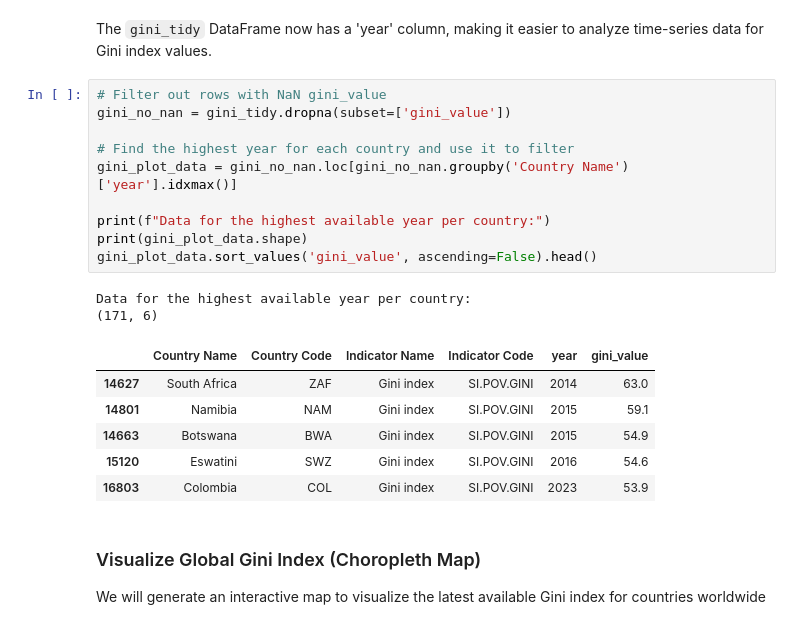
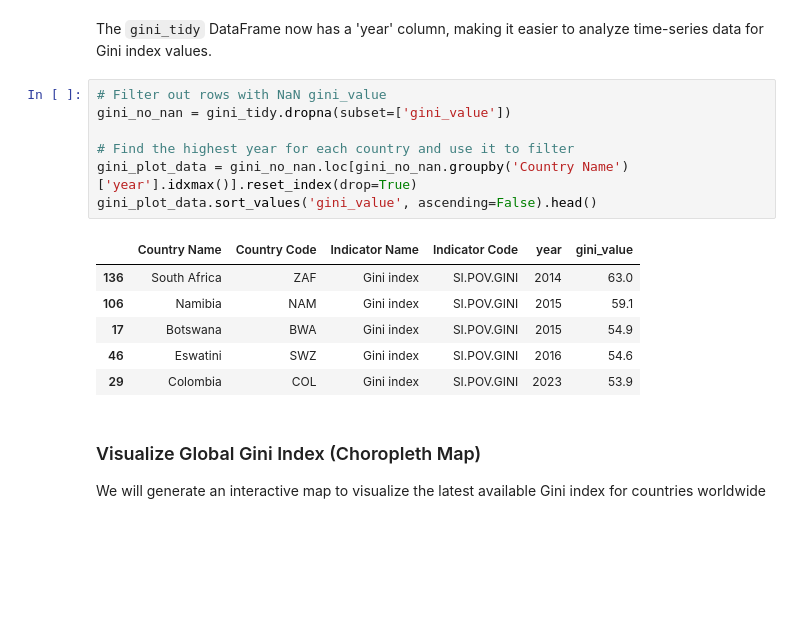
Before and after one commit to princeixr/Income_inequality, a Jupyter notebook: 602_indicators.ipynb, the cells around one changed output. Drawn from its saved outputs; the diff is of its cells as text; blank space fills up the shorter version.

```diff
--- a/602_indicators.ipynb
+++ b/602_indicators.ipynb
@@ -235,22 +235,17 @@ The `gini_tidy` DataFrame now has a 'year' column, making it easier to analyze t
 # %%
 # Filter out rows with NaN gini_value
 gini_no_nan = gini_tidy.dropna(subset=['gini_value'])
 
 # Find the highest year for each country and use it to filter
-gini_plot_data = gini_no_nan.loc[gini_no_nan.groupby('Country Name')['year'].idxmax()]
-
-print(f"Data for the highest available year per country:")
-print(gini_plot_data.shape)
+gini_plot_data = gini_no_nan.loc[gini_no_nan.groupby('Country Name')['year'].idxmax()].reset_index(drop=True)
 gini_plot_data.sort_values('gini_value', ascending=False).head()
 # %% [output]
-Data for the highest available year per country:
-(171, 6)
 |  | Country Name | Country Code | Indicator Name | Indicator Code | year | gini_value |
-| 14627 | South Africa | ZAF | Gini index | SI.POV.GINI | 2014 | 63.0 |
-| 14801 | Namibia | NAM | Gini index | SI.POV.GINI | 2015 | 59.1 |
-| 14663 | Botswana | BWA | Gini index | SI.POV.GINI | 2015 | 54.9 |
-| 15120 | Eswatini | SWZ | Gini index | SI.POV.GINI | 2016 | 54.6 |
-| 16803 | Colombia | COL | Gini index | SI.POV.GINI | 2023 | 53.9 |
+| 136 | South Africa | ZAF | Gini index | SI.POV.GINI | 2014 | 63.0 |
+| 106 | Namibia | NAM | Gini index | SI.POV.GINI | 2015 | 59.1 |
+| 17 | Botswana | BWA | Gini index | SI.POV.GINI | 2015 | 54.9 |
+| 46 | Eswatini | SWZ | Gini index | SI.POV.GINI | 2016 | 54.6 |
+| 29 | Colombia | COL | Gini index | SI.POV.GINI | 2023 | 53.9 |
 # %% [markdown]
 ### Visualize Global Gini Index (Choropleth Map)
 
```
Also changed, not shown: parts of 37 cells of this notebook.
